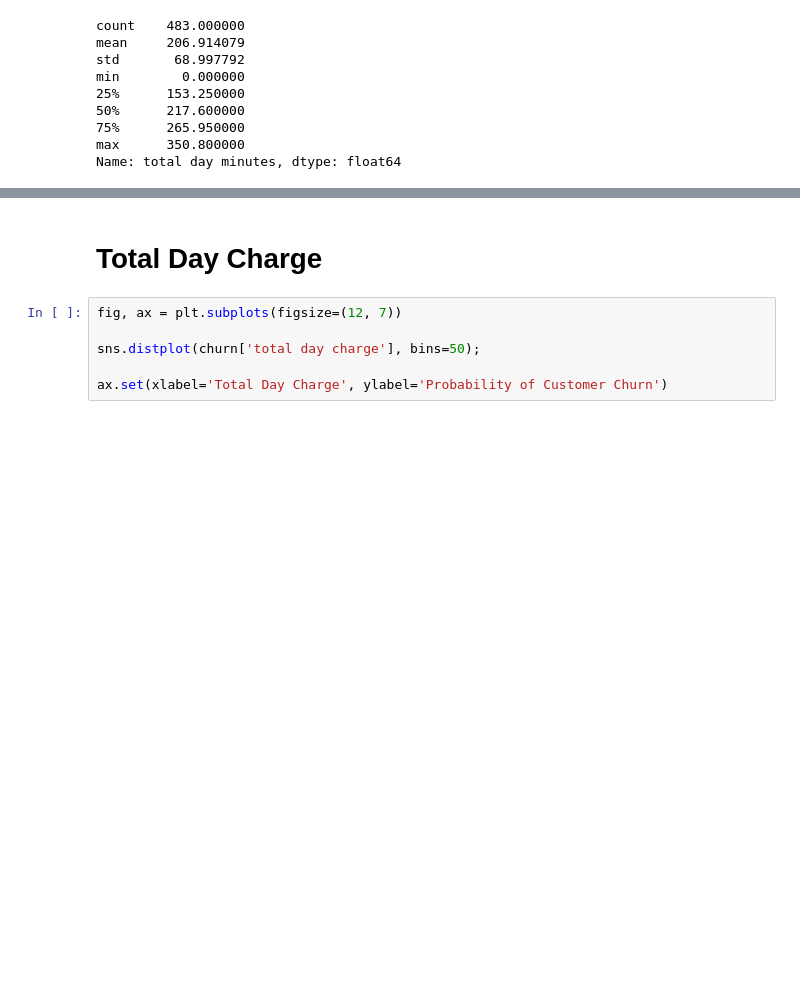
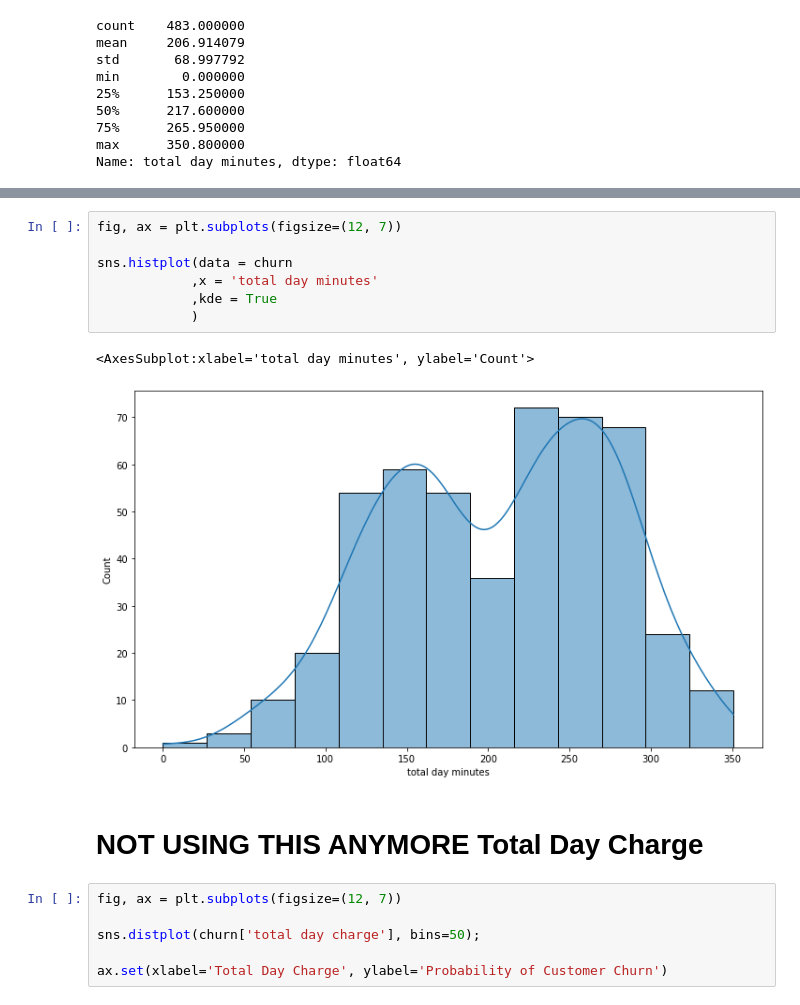
Before and after one commit to jswec/Phase-3-Project, a Jupyter notebook: Data Visualization.ipynb, the cells around one changed output, grey strips where cells are left out. Cells and saved outputs as stored; diff of their text form; blank space fills up the shorter version.

```diff
--- a/Data Visualization.ipynb
+++ b/Data Visualization.ipynb
@@ -144,5 +165,15 @@ Name: total day minutes, dtype: float64
+# %%
+fig, ax = plt.subplots(figsize=(12, 7))
+
+sns.histplot(data = churn
+            ,x = 'total day minutes'
+            ,kde = True
+            )
+# %% [output]
+<AxesSubplot:xlabel='total day minutes', ylabel='Count'>
+[figure, added]
 # %% [markdown]
-# Total Day Charge
+# NOT USING THIS ANYMORE Total Day Charge
 # %%
 fig, ax = plt.subplots(figsize=(12, 7))
 
```
Also changed, not shown: parts of 10 cells of this notebook, 1 other file.
